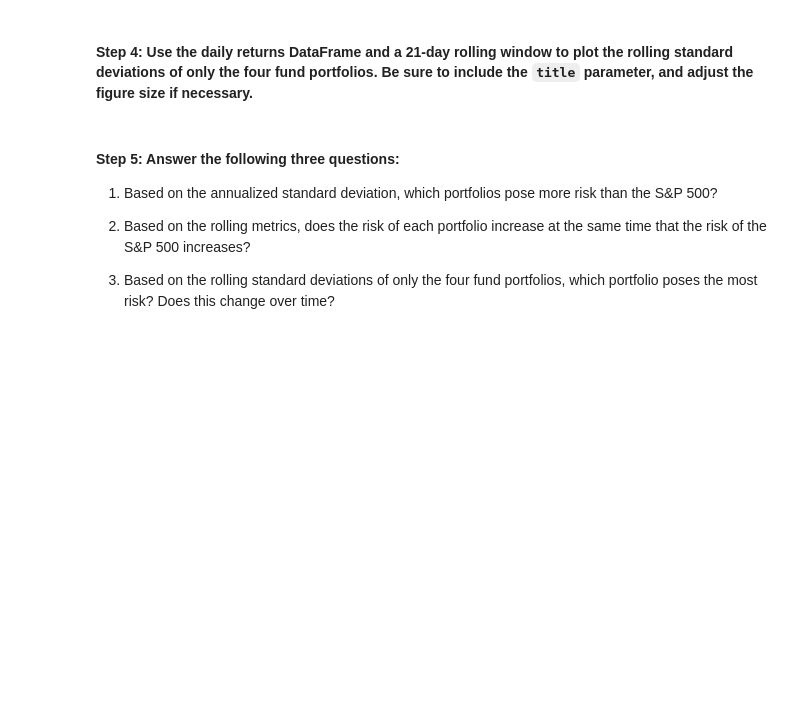
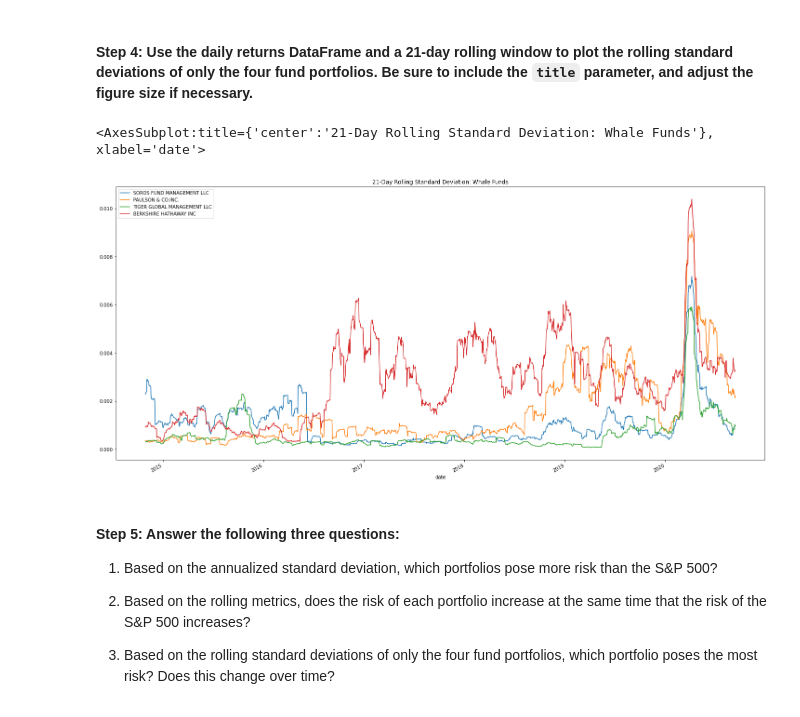
Before and after one commit to elliotlozano/portfolio_optimizer, a Jupyter notebook: risk_return_analysis.ipynb, the cells around one changed output. Saved outputs shown, nothing was run; the diff lists cells and outputs as text; code cells hidden in the pictures; blank space fills up the shorter version.

```diff
--- a/risk_return_analysis.ipynb
+++ b/risk_return_analysis.ipynb
@@ -263,7 +281,12 @@ dtype: float64
 # %%
 # Using the daily return data and a 21-day rolling window, plot the rolling standard deviation of just the 4 portfolios.
 # Include a title parameter and adjust the figure size
-# YOUR CODE HERE
+whale_only_rolling_std_21 = whale_only_daily_returns.rolling(window=21).std()
+
+whale_only_rolling_std_21.plot(figsize=(25,12), title="21-Day Rolling Standard Deviation: Whale Funds")
+# %% [output]
+<AxesSubplot:title={'center':'21-Day Rolling Standard Deviation: Whale Funds'}, xlabel='date'>
+[figure, added]
 # %% [markdown]
 #### Step 5: Answer the following three questions:
 
```
Also changed, not shown: parts of 8 cells of this notebook.
